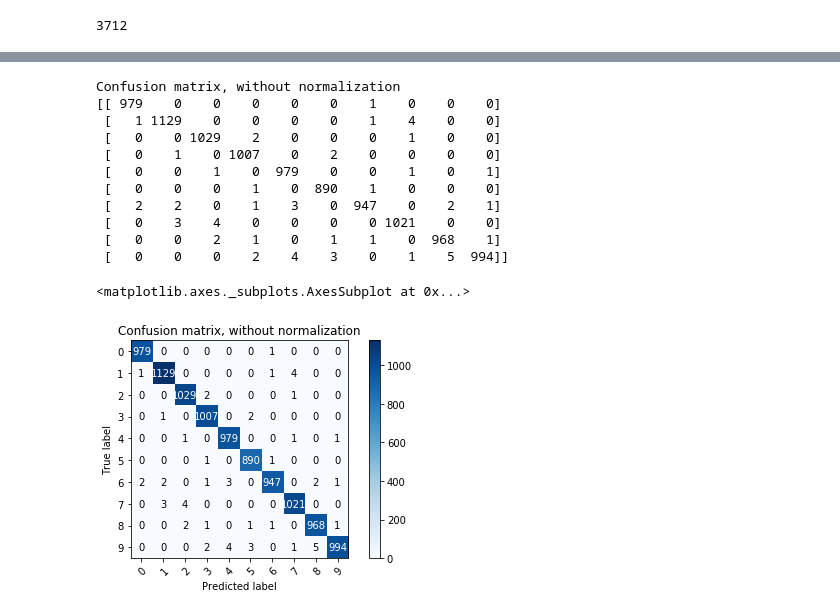
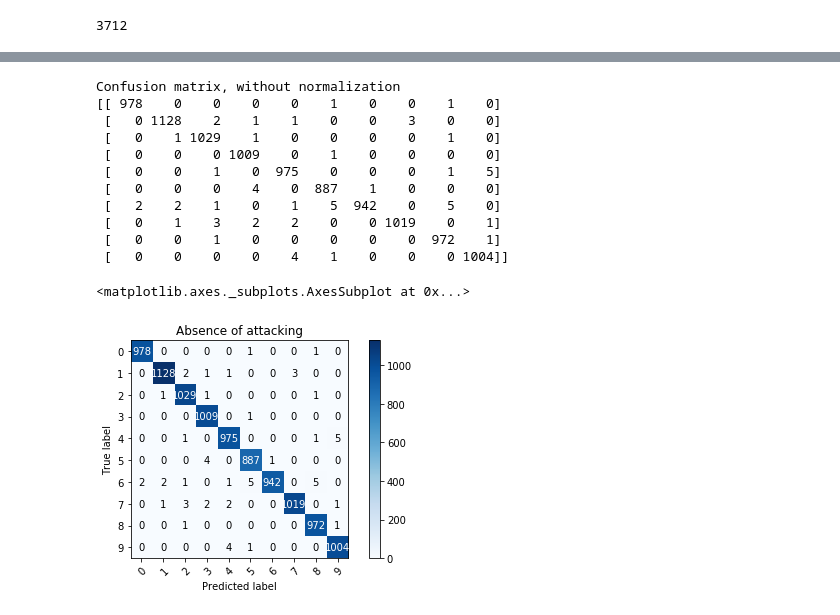
Before and after one commit to hotman1986/machineLearning, a Jupyter notebook: Adversarial/mnist_multi-backdoor_noise_without_poison.ipynb, the cells around one changed output, grey strips where cells are left out. Cells and saved outputs as stored; diff of their text form; code cells hidden in the pictures.

```diff
--- a/Adversarial/mnist_multi-backdoor_noise_without_poison.ipynb
+++ b/Adversarial/mnist_multi-backdoor_noise_without_poison.ipynb
@@ -15,7 +15,7 @@ import matplotlib.pyplot as plt
 import numpy as np
 batch_size = 64
 num_classes = 10
-epochs = 20
+epochs = 100
 sigma=10#gaussian sigma
 t1=5#attacking class
 t2=9#attacking class
@@ -828,22 +799,22 @@ The success of the attacking is: 0.9861
 # %%
 test_predictions = model.predict(X_test_val[0:number_of_test_images])
 final_predicitions=from_probability_to_top_one(test_predictions)
 n_classes=count_label_in_set(y_test)
 c_test=y_test[0:number_of_test_images].astype("int64")
 c_prediction=final_predicitions.astype("int64")
-plot_confusion_matrix(c_test, c_prediction, classes=n_classes,title='Confusion matrix, without normalization')
-#save_confusion_matrix(c_test, c_prediction, classes=n_classes,title='Absence of attacking')
+#plot_confusion_matrix(c_test, c_prediction, classes=n_classes,title='Confusion matrix, without normalization')
+save_confusion_matrix(c_test, c_prediction, classes=n_classes,title='Absence of attacking')
 # %% [output]
 Confusion matrix, without normalization
-[[ 979    0    0    0    0    0    1    0    0    0]
- [   1 1129    0    0    0    0    1    4    0    0]
- [   0    0 1029    2    0    0    0    1    0    0]
- [   0    1    0 1007    0    2    0    0    0    0]
- [   0    0    1    0  979    0    0    1    0    1]
- [   0    0    0    1    0  890    1    0    0    0]
- [   2    2    0    1    3    0  947    0    2    1]
- [   0    3    4    0    0    0    0 1021    0    0]
- [   0    0    2    1    0    1    1    0  968    1]
- [   0    0    0    2    4    3    0    1    5  994]]
+[[ 978    0    0    0    0    1    0    0    1    0]
+ [   0 1128    2    1    1    0    0    3    0    0]
+ [   0    1 1029    1    0    0    0    0    1    0]
+ [   0    0    0 1009    0    1    0    0    0    0]
+ [   0    0    1    0  975    0    0    0    1    5]
+ [   0    0    0    4    0  887    1    0    0    0]
+ [   2    2    1    0    1    5  942    0    5    0]
+ [   0    1    3    2    2    0    0 1019    0    1]
+ [   0    0    1    0    0    0    0    0  972    1]
+ [   0    0    0    0    4    1    0    0    0 1004]]
 <matplotlib.axes._subplots.AxesSubplot at 0x...>
-[figure, old version]
+[figure, new version]
```
Also changed, not shown: parts of 13 cells of this notebook.
